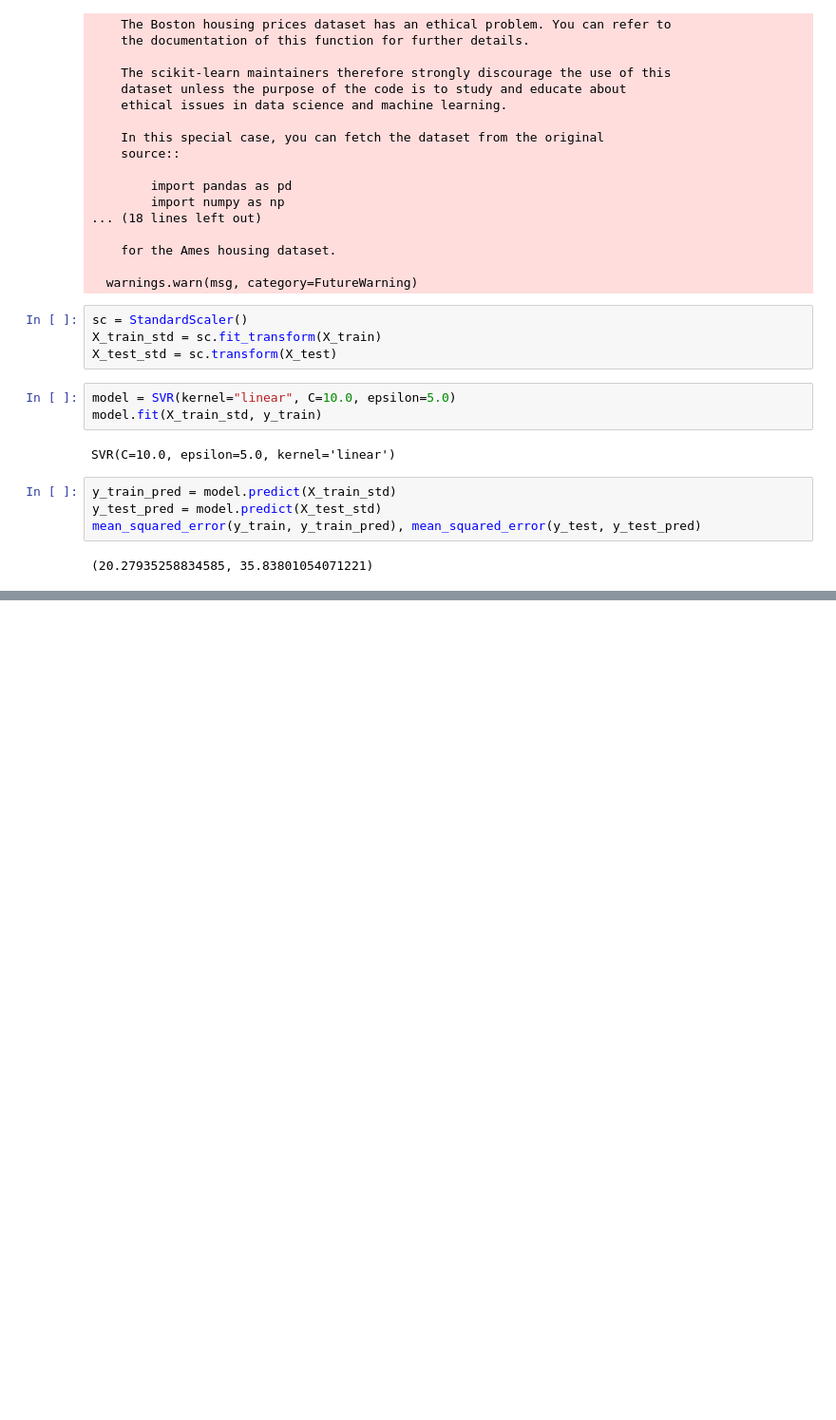
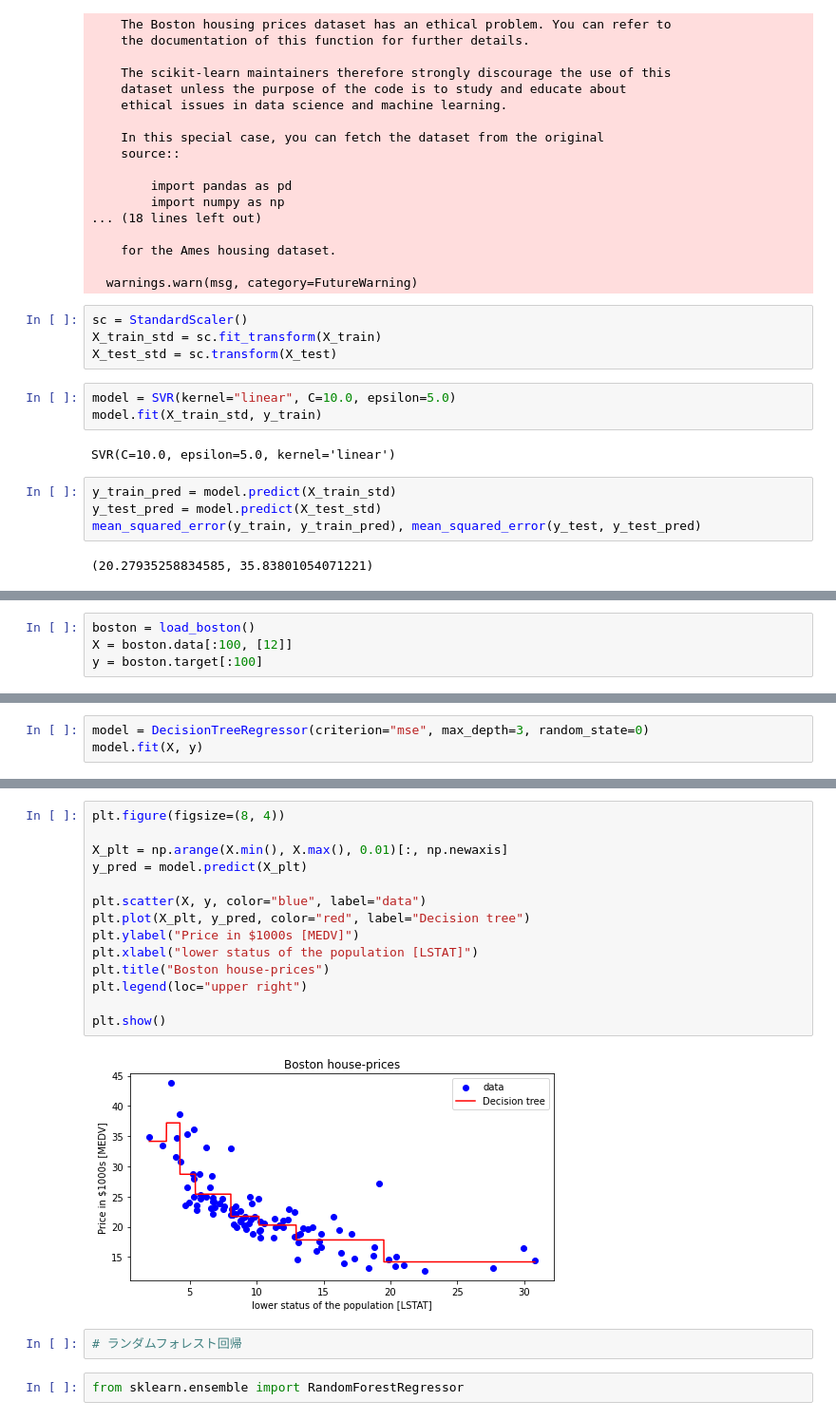
Before and after one commit to kami9811/scikit-learn-study, a Jupyter notebook: chapter_3/regression.ipynb, the cells around one changed output, grey strips where cells are left out. Shown: that part at 95% size. Saved outputs shown, nothing was run; the diff lists cells and outputs as text; blank space fills up the shorter version.

```diff
--- a/chapter_3/regression.ipynb
+++ b/chapter_3/regression.ipynb
@@ -607,0 +749,4 @@ mean_squared_error(y_train, y_train_pred), mean_squared_error(y_test, y_test_pre
+# %%
+boston = load_boston()
+X = boston.data[:100, [12]]
+y = boston.target[:100]
@@ -607,0 +771,3 @@ mean_squared_error(y_train, y_train_pred), mean_squared_error(y_test, y_test_pre
+# %%
+model = DecisionTreeRegressor(criterion="mse", max_depth=3, random_state=0)
+model.fit(X, y)
@@ -607,0 +793,20 @@ mean_squared_error(y_train, y_train_pred), mean_squared_error(y_test, y_test_pre
+# %%
+plt.figure(figsize=(8, 4))
+
+X_plt = np.arange(X.min(), X.max(), 0.01)[:, np.newaxis]
+y_pred = model.predict(X_plt)
+
+plt.scatter(X, y, color="blue", label="data")
+plt.plot(X_plt, y_pred, color="red", label="Decision tree")
+plt.ylabel("Price in $1000s [MEDV]")
+plt.xlabel("lower status of the population [LSTAT]")
+plt.title("Boston house-prices")
+plt.legend(loc="upper right")
+
+plt.show()
+# %% [output]
+[figure, added]
+# %%
+# ランダムフォレスト回帰
+# %%
+from sklearn.ensemble import RandomForestRegressor
```
Also changed, not shown: parts of 24 cells of this notebook, 5 other files.
